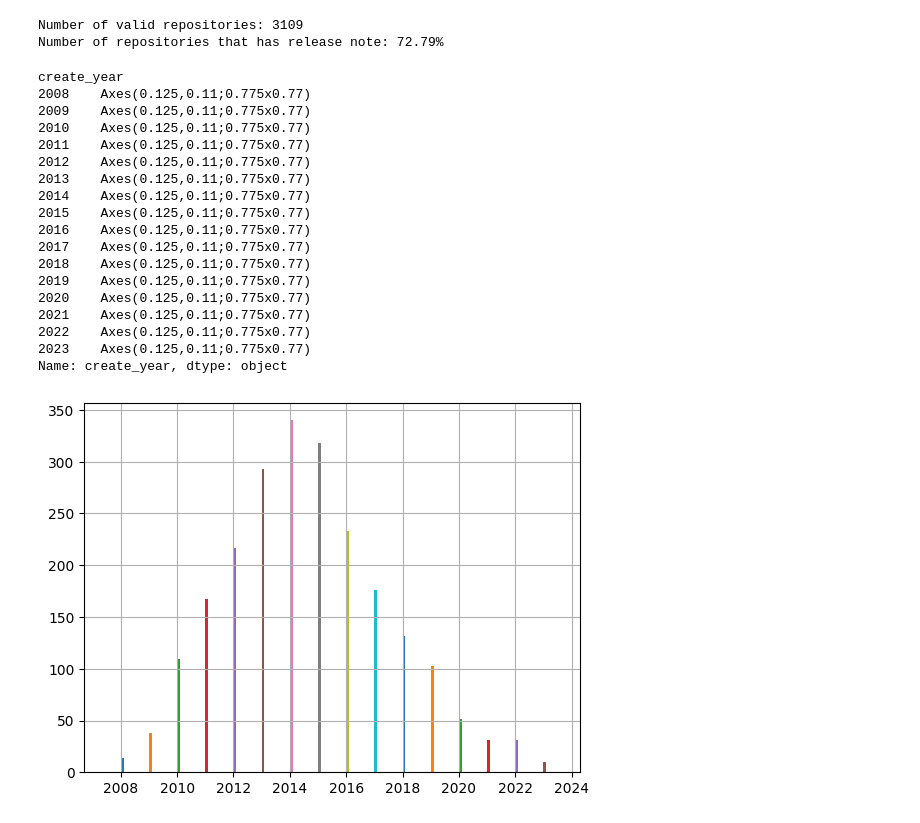
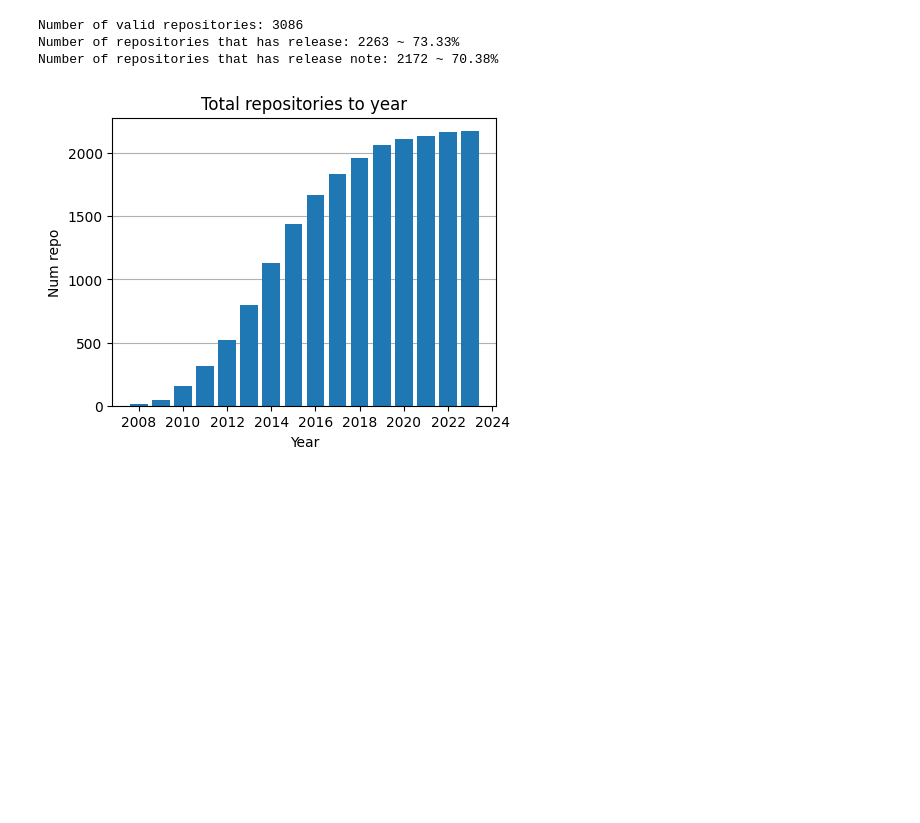
Before and after one commit to 3rcode/commit-classification, a Jupyter notebook: statistic.ipynb, the cells around one changed output. Cells and saved outputs as stored; diff of their text form; code cells hidden in the pictures; blank space fills up the shorter version.

```diff
--- a/statistic.ipynb
+++ b/statistic.ipynb
@@ -3,49 +3,52 @@ import pandas as pd
 import numpy as np
 import matplotlib.pyplot as plt
 import chart_studio.plotly as plotly
+import plotly.graph_objects as go
+from plotly.offline import iplot, plot, init_notebook_mode
 from collections import defaultdict
 import re
 from matplotlib.dates import date2num, num2date
 import warnings
 warnings.filterwarnings('ignore')
+#init_notebook_mode(connected=True)
+plt.rc('axes', axisbelow=True)
-# %% [output]
-Number of valid repositories: 3109
-Number of repositories that has release note: 72.79%
 # %%
-num_valid_repos = 3109
-print("Number of valid repositories:", num_valid_repos)
+valid_repos = pd.read_csv("statistic/valid_repos.csv")
+print("Number of valid repositories:", len(valid_repos))
 repos = pd.read_csv("statistic/has_release.csv")
-print("Number of repositories that has release note:", f"{round(len(repos) / num_valid_repos * 10000) / 100}%")
+has_rn = pd.read_csv("statistic/has_release_note.csv")
+print("Number of repositories that has release:", len(repos), '~', f"{round(len(repos) / len(valid_repos) * 10000) / 100}%")
+print("Number of repositories that has release note:", len(has_rn), '~', f"{round(len(has_rn) / len(valid_repos) * 10000) / 100}%")
+# %% [output]
+Number of valid repositories: 3086
+Number of repositories that has release: 2263 ~ 73.33%
+Number of repositories that has release note: 2172 ~ 70.38%
 # %%
-repos["created_at"] = pd.to_datetime(repos["created_at"])
-repos["create_year"] = repos["created_at"].dt.year
-num_repo_by_year = repos.groupby("create_year")["create_year"]
+# repos["created_at"] = pd.to_datetime(repos["created_at"])
+# repos["create_year"] = repos["created_at"].dt.year
+# num_repo_by_year = repos.groupby("create_year")["create_year"]
+# num_repo_to_year = np.cumsum(num_repo_by_year.count().to_numpy())
+# year = np.arange(2008, 2024, 1)
+# fig = plt.figure()
+# axes = fig.add_axes([0, 0, 0.6, 0.6])
+# axes.bar(year, num_repo_to_year)
+# axes.set_xlabel("Year")
+# axes.set_ylabel("Num repo")
+# axes.set_title("Total repositories to year")
+# plt.grid(visible=True, axis='y')
+# fig.show()
+has_rn["created_at"] = pd.to_datetime(has_rn["created_at"])
+has_rn["create_year"] = has_rn["created_at"].dt.year
+num_repo_by_year = has_rn.groupby("create_year")["create_year"]
 num_repo_to_year = np.cumsum(num_repo_by_year.count().to_numpy())
 year = np.arange(2008, 2024, 1)
 fig = plt.figure()
 axes = fig.add_axes([0, 0, 0.6, 0.6])
 axes.bar(year, num_repo_to_year)
 axes.set_xlabel("Year")
 axes.set_ylabel("Num repo")
 axes.set_title("Total repositories to year")
+plt.grid(visible=True, axis='y')
 fig.show()
 # %% [output]
-create_year
-2008    Axes(0.125,0.11;0.775x0.77)
-2009    Axes(0.125,0.11;0.775x0.77)
-2010    Axes(0.125,0.11;0.775x0.77)
-2011    Axes(0.125,0.11;0.775x0.77)
-2012    Axes(0.125,0.11;0.775x0.77)
-2013    Axes(0.125,0.11;0.775x0.77)
-2014    Axes(0.125,0.11;0.775x0.77)
-2015    Axes(0.125,0.11;0.775x0.77)
-2016    Axes(0.125,0.11;0.775x0.77)
-2017    Axes(0.125,0.11;0.775x0.77)
-2018    Axes(0.125,0.11;0.775x0.77)
-2019    Axes(0.125,0.11;0.775x0.77)
-2020    Axes(0.125,0.11;0.775x0.77)
-2021    Axes(0.125,0.11;0.775x0.77)
-2022    Axes(0.125,0.11;0.775x0.77)
-2023    Axes(0.125,0.11;0.775x0.77)
-Name: create_year, dtype: object
-[figure, old version]
+[figure, new version]
```
Also changed, not shown: parts of 8 cells of this notebook, 15 other files.
